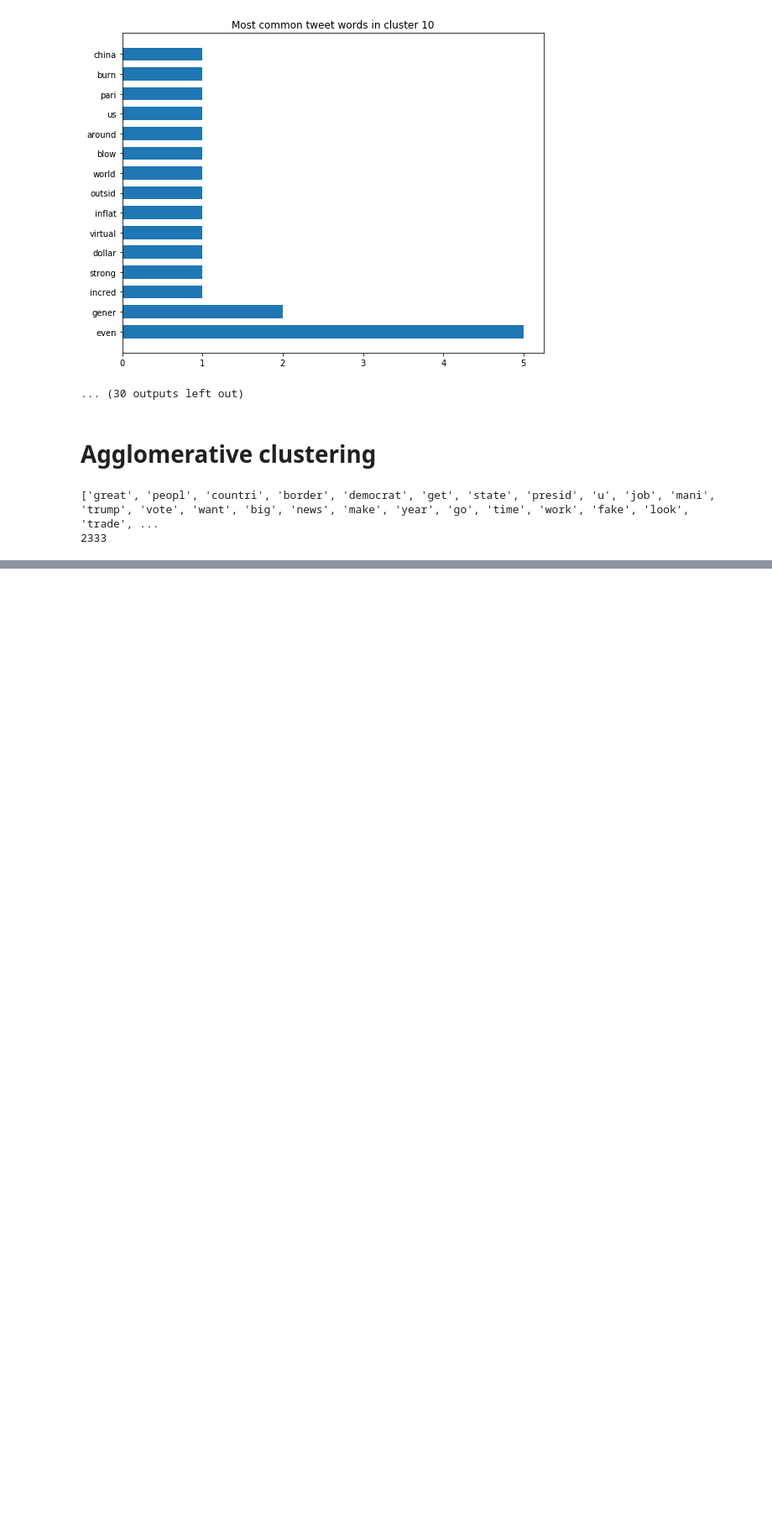
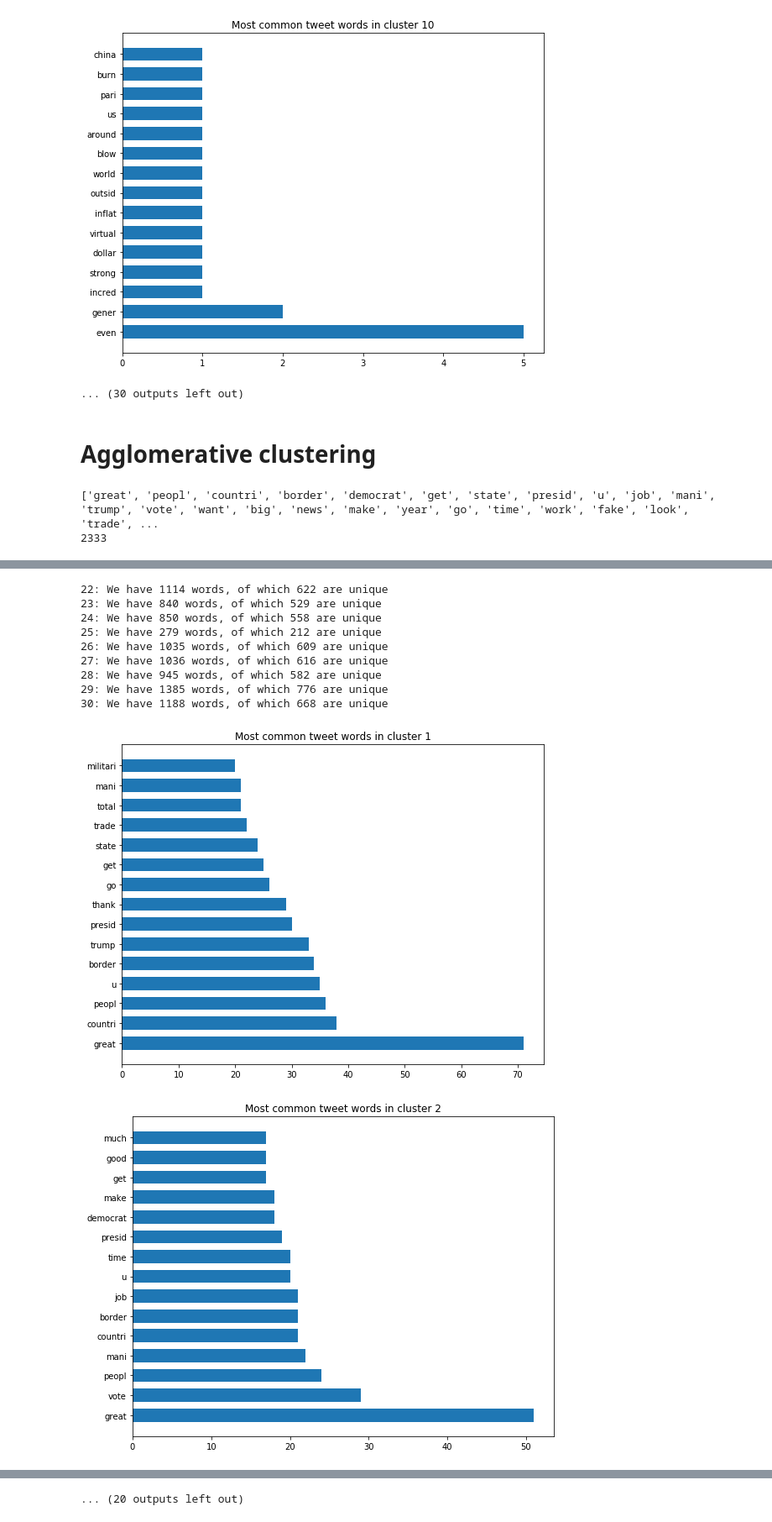
Before and after one commit to RojerGS/DataScience, a Jupyter notebook: TrumpTweetsClustering/dataExploration.ipynb, the cells around one changed output, grey strips where cells are left out. Shown at 84% size. Cells and saved outputs as stored; diff of their text form; code cells hidden in the pictures; blank space fills up the shorter version.

```diff
--- a/TrumpTweetsClustering/dataExploration.ipynb
+++ b/TrumpTweetsClustering/dataExploration.ipynb
@@ -663,0 +675,9 @@ plt.show()
+# %%
+random.seed(52345234)
+# take some random tweets from every cluster
+for cluster in sk_clusters:
+    some_tweet_idx = random.sample(cluster, 3)
+    for idx in some_tweet_idx:
+        print(idx)
+        print(data_original["text"][idx].replace("', '", " "))
+    print("-"*40)
@@ -663,0 +702,37 @@ plt.show()
+# %%
+## Visualize different clusters
+
+nr_cluster = 1
+for cluster in sk_clusters:
+    nr_cluster += 1
+    tweets_c = []
+    for tweet in data["text"][cluster]:
+        tweets_c.append(eval(tweet))
+
+    # get the unique set of existing words and count those words
+    # check the most common ones
+    words = {}
+    total_words = 0
+    for tweet in tweets_c:
+        for word in tweet:
+            total_words += 1
+            if word in words.keys():
+                words[word] += 1
+            else:
+                words[word] = 1
+    print(str(nr_cluster-1)+f": We have {total_words} words, of which {len(words.keys())} are unique")
+    words_tuples = [(word, words[word]) for word in words.keys()]
+    words_tuples.sort(reverse=True, key=lambda t: t[1])
+    # plot a histogram of the N most common words
+    fig, ax = plt.subplots(figsize=(9,7))
+    M = 15
+    heights = [tup[1] for tup in words_tuples[:M]]
+    words = [tup[0] for tup in words_tuples[:M]]
+    indices = list(range(1, 3*M+1, 3))
+    bar_width = 2
+
+    ax.barh(indices, heights, bar_width)
+    ax.set_yticks(indices)
+    ax.set_yticklabels(words)
+    ax.set_title("Most common tweet words in cluster "+str(nr_cluster-1))
+# %% [output]
@@ -663,0 +756,11 @@ plt.show()
+22: We have 1114 words, of which 622 are unique
+23: We have 840 words, of which 529 are unique
+24: We have 850 words, of which 558 are unique
+25: We have 279 words, of which 212 are unique
+26: We have 1035 words, of which 609 are unique
+27: We have 1036 words, of which 616 are unique
+28: We have 945 words, of which 582 are unique
+29: We have 1385 words, of which 776 are unique
+30: We have 1188 words, of which 668 are unique
+[figure, added]
+[figure, added]
@@ -663,0 +775 @@ plt.show()
+... (20 outputs left out)
```
Also changed, not shown: parts of 9 cells of this notebook, 5 other files.
